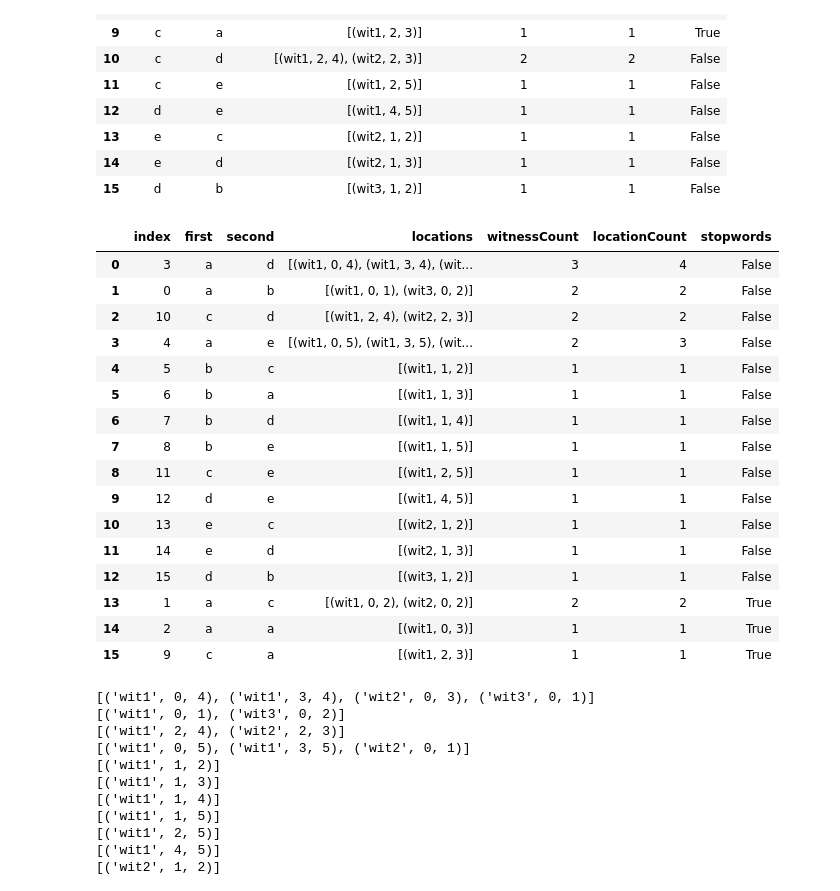
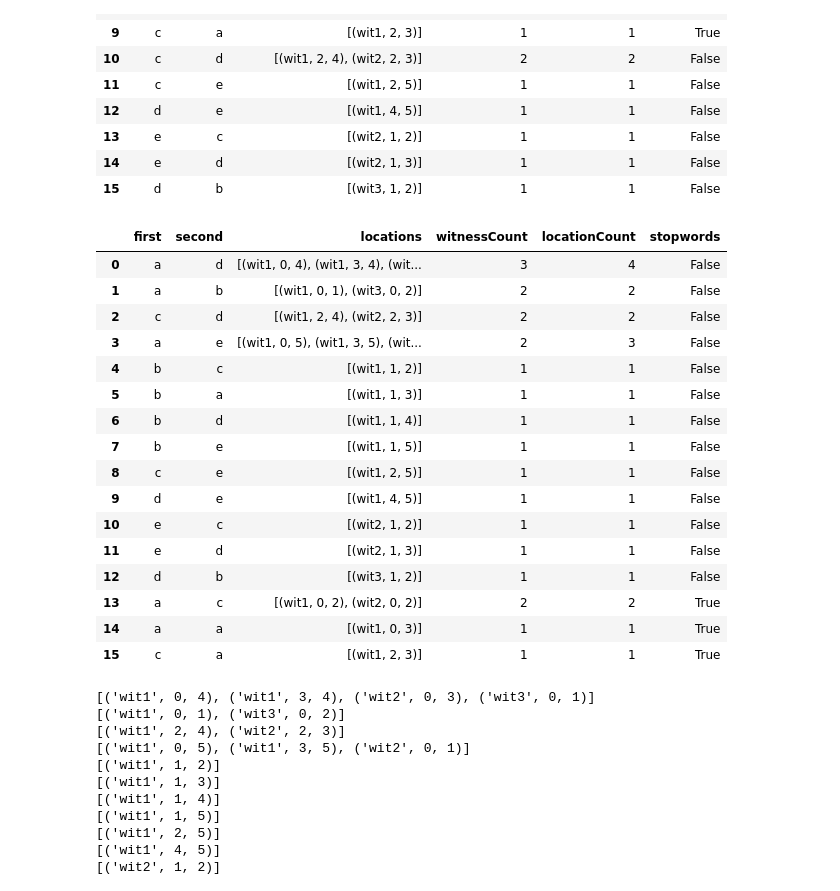
Before and after one commit to djbpitt/this-time-for-sure, a Jupyter notebook: sample.ipynb, the cells around one changed output. Drawn from its saved outputs; the diff is of its cells as text; code cells hidden in the pictures.

```diff
--- a/sample.ipynb
+++ b/sample.ipynb
@@ -67,7 +69,7 @@ dtype: object
 # %%
 # convert series to dataframe, flatten multi-index, label columns
 csDf = pd.DataFrame(csSeries).reset_index()
-csDf.columns = [["first", "second", "locations"]]
+csDf.columns = ["first", "second", "locations"]
 csDf
 # %% [output]
 |  | first | second | locations |
@@ -89,7 +91,8 @@ csDf
 | 15 | d | b | [(wit3, 1, 2)] |
 # %%
 # count witnesses for each skipgram (depth)
-csDf["witnessCount"] = csDf["locations"].apply(lambda locationList: len({item[0] for tuples in locationList for item in tuples}), axis=1)
+# csDf["witnessCount"] = csDf["locations"].apply(lambda locationList: len({item[0] for tuples in locationList for item in tuples}))
+csDf["witnessCount"] = csDf["locations"].apply(lambda locationList: len({location[0] for location in locationList}))
 csDf
 # %% [output]
 |  | first | second | locations | witnessCount |
@@ -111,7 +114,7 @@ csDf
 | 15 | d | b | [(wit3, 1, 2)] | 1 |
 # %%
 # count total frequency of each skipgram
-csDf["locationCount"] = csDf["locations"].T.apply(lambda x: len(x[0]))
+csDf["locationCount"] = csDf["locations"].apply(lambda x: len(x))
 csDf
 # %% [output]
 |  | first | second | locations | witnessCount | locationCount |
@@ -153,32 +156,29 @@ csDf
 | 13 | e | c | [(wit2, 1, 2)] | 1 | 1 | False |
 | 14 | e | d | [(wit2, 1, 3)] | 1 | 1 | False |
 | 15 | d | b | [(wit3, 1, 2)] | 1 | 1 | False |
-# %%
-# reset multindex column heads to strings
-csDf.columns = [item[0] for item in csDf.columns.to_flat_index()]
 # %%
 # sort in place and update row numbers for new order
 csDf.sort_values(by=["stopwords", "witnessCount", "locationCount"], ascending=[True, False, True], inplace=True)
-csDf.reset_index(inplace=True)
+csDf.reset_index(inplace=True, drop=True)
 csDf
 # %% [output]
-|  | index | first | second | locations | witnessCount | locationCount | stopwords |
-| 0 | 3 | a | d | [(wit1, 0, 4), (wit1, 3, 4), (wit... | 3 | 4 | False |
-| 1 | 0 | a | b | [(wit1, 0, 1), (wit3, 0, 2)] | 2 | 2 | False |
-| 2 | 10 | c | d | [(wit1, 2, 4), (wit2, 2, 3)] | 2 | 2 | False |
-| 3 | 4 | a | e | [(wit1, 0, 5), (wit1, 3, 5), (wit... | 2 | 3 | False |
-| 4 | 5 | b | c | [(wit1, 1, 2)] | 1 | 1 | False |
-| 5 | 6 | b | a | [(wit1, 1, 3)] | 1 | 1 | False |
-| 6 | 7 | b | d | [(wit1, 1, 4)] | 1 | 1 | False |
-| 7 | 8 | b | e | [(wit1, 1, 5)] | 1 | 1 | False |
-| 8 | 11 | c | e | [(wit1, 2, 5)] | 1 | 1 | False |
-| 9 | 12 | d | e | [(wit1, 4, 5)] | 1 | 1 | False |
-| 10 | 13 | e | c | [(wit2, 1, 2)] | 1 | 1 | False |
-| 11 | 14 | e | d | [(wit2, 1, 3)] | 1 | 1 | False |
-| 12 | 15 | d | b | [(wit3, 1, 2)] | 1 | 1 | False |
-| 13 | 1 | a | c | [(wit1, 0, 2), (wit2, 0, 2)] | 2 | 2 | True |
-| 14 | 2 | a | a | [(wit1, 0, 3)] | 1 | 1 | True |
-| 15 | 9 | c | a | [(wit1, 2, 3)] | 1 | 1 | True |
+|  | first | second | locations | witnessCount | locationCount | stopwords |
+| 0 | a | d | [(wit1, 0, 4), (wit1, 3, 4), (wit... | 3 | 4 | False |
+| 1 | a | b | [(wit1, 0, 1), (wit3, 0, 2)] | 2 | 2 | False |
+| 2 | c | d | [(wit1, 2, 4), (wit2, 2, 3)] | 2 | 2 | False |
+| 3 | a | e | [(wit1, 0, 5), (wit1, 3, 5), (wit... | 2 | 3 | False |
+| 4 | b | c | [(wit1, 1, 2)] | 1 | 1 | False |
+| 5 | b | a | [(wit1, 1, 3)] | 1 | 1 | False |
+| 6 | b | d | [(wit1, 1, 4)] | 1 | 1 | False |
+| 7 | b | e | [(wit1, 1, 5)] | 1 | 1 | False |
+| 8 | c | e | [(wit1, 2, 5)] | 1 | 1 | False |
+| 9 | d | e | [(wit1, 4, 5)] | 1 | 1 | False |
+| 10 | e | c | [(wit2, 1, 2)] | 1 | 1 | False |
+| 11 | e | d | [(wit2, 1, 3)] | 1 | 1 | False |
+| 12 | d | b | [(wit3, 1, 2)] | 1 | 1 | False |
+| 13 | a | c | [(wit1, 0, 2), (wit2, 0, 2)] | 2 | 2 | True |
+| 14 | a | a | [(wit1, 0, 3)] | 1 | 1 | True |
+| 15 | c | a | [(wit1, 2, 3)] | 1 | 1 | True |
 # %%
 # iterate over rows in order
 for index, row in csDf.iterrows():
```
Also changed, not shown: parts of 1 cell of this notebook.
